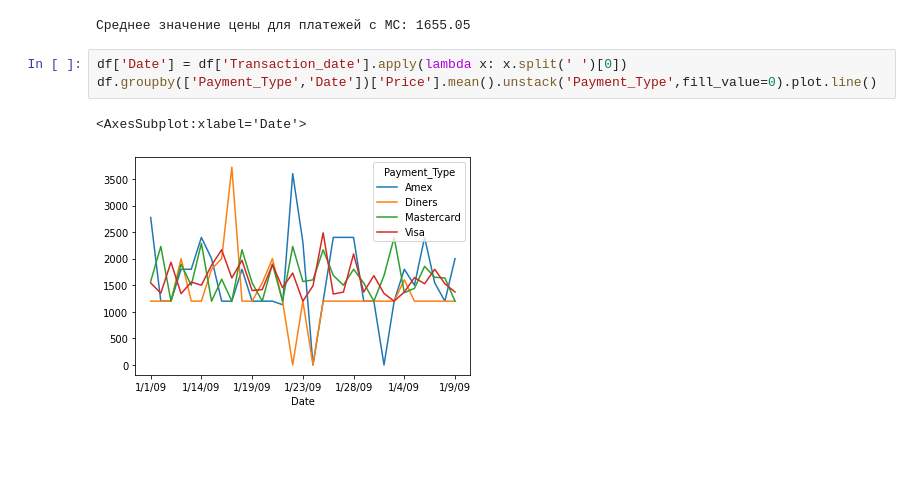
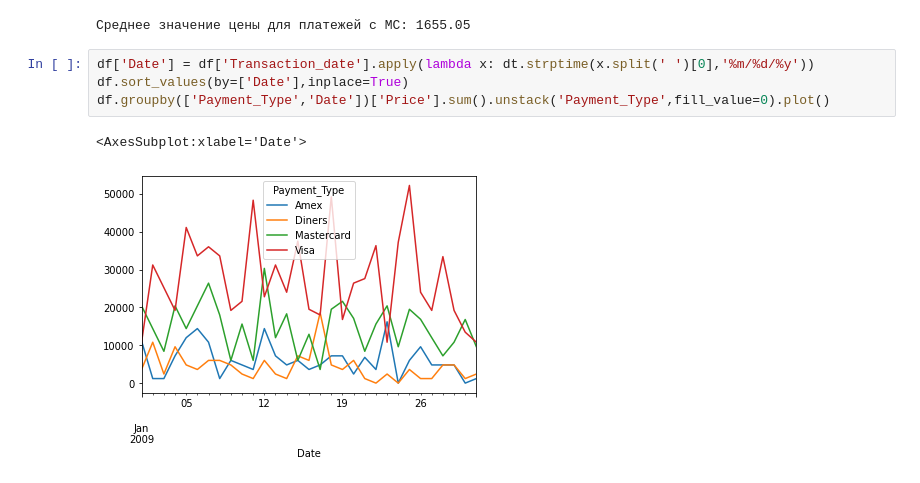
Before and after one commit to MirkaIgor/Python-Course, a Jupyter notebook: hw-04/tasks1_2.ipynb, the cells around one changed output. Drawn from its saved outputs; the diff is of its cells as text; blank space fills up the shorter version.

```diff
--- a/hw-04/tasks1_2.ipynb
+++ b/hw-04/tasks1_2.ipynb
@@ -57,8 +58,9 @@ print("Среднее значение цены для платежей с MC:",
 # %% [output]
 Среднее значение цены для платежей с MC: 1655.05
 # %%
-df['Date'] = df['Transaction_date'].apply(lambda x: x.split(' ')[0])
-df.groupby(['Payment_Type','Date'])['Price'].mean().unstack('Payment_Type',fill_value=0).plot.line()
+df['Date'] = df['Transaction_date'].apply(lambda x: dt.strptime(x.split(' ')[0],'%m/%d/%y'))
+df.sort_values(by=['Date'],inplace=True)
+df.groupby(['Payment_Type','Date'])['Price'].sum().unstack('Payment_Type',fill_value=0).plot()
 # %% [output]
 <AxesSubplot:xlabel='Date'>
-[figure, old version]
+[figure, new version]
```
Also changed, not shown: parts of 1 cell of this notebook.
